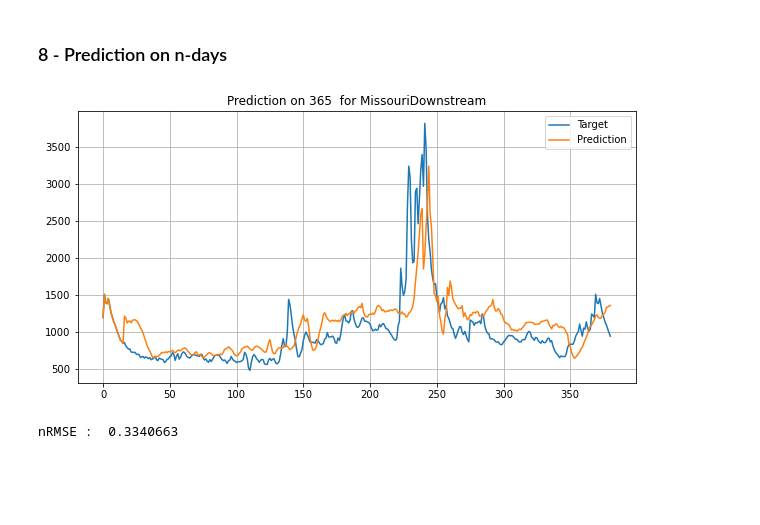
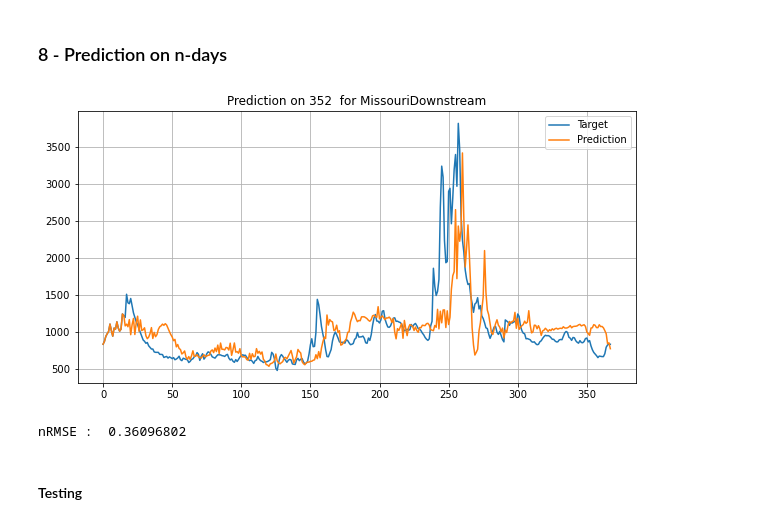
Before and after one commit to scastets/Projet4MA_Hydrologie, a Jupyter notebook: Notebooks/VF/Projet_4MA_LSTM.ipynb, the cells around one changed output. Cells and saved outputs as stored; diff of their text form; code cells hidden in the pictures; blank space fills up the shorter version.

```diff
--- a/Notebooks/VF/Projet_4MA_LSTM.ipynb
+++ b/Notebooks/VF/Projet_4MA_LSTM.ipynb
@@ -247,7 +227,7 @@ New shape : (1840, 20)
 | 3 | 4 | 1 | -95.518982 | 40.248444 | 1060505.625 | 1.039897 | 4400.90918 | 278.241565 | 240.796112 | 926.697300 | 0.000167 | ... |
 | 4 | 5 | 1 | -95.518982 | 40.248444 | 1060505.625 | 1.039897 | 4400.90918 | 278.315482 | 241.151571 | 944.512547 | 0.000167 | ... |
 # %%
-columns_used = ['day','river','reach','W','dA','S','Q']
+columns_used = ['day','W','dA','S','Q']
 to_drop = data_riverP.columns.difference(columns_used)
 data_riverP.drop( to_drop, axis=1, inplace=True)
 
@@ -339,6 +327,8 @@ Dataset       :  (1840, 6)
 Train dataset :  (1472, 4)
 Test  dataset :  (368, 4)
 # %%
+x_train.reset_index(drop=True, inplace=True)
+y_train.reset_index(drop=True, inplace=True)
 x_test.reset_index(drop=True, inplace=True)
 y_test.reset_index(drop=True, inplace=True)
 # %% [markdown]
@@ -520,9 +467,9 @@ def get_prediction(xtest, ytest ,  model, n_days= 5, plot = False):
 
     # ---- Initial sequence
     #
-    s = sequence_len
-    y_pred     = ytest[s:s+sequence_len].copy()
-    y_true     = ytest[s:s+sequence_len+n_days].copy()
+    s = 0
+    y_pred     = ytest[s:s+sequence_len]
+    y_true     = ytest[s:s+sequence_len+n_days]
 
     # ---- Iterate
     #
@@ -530,7 +477,7 @@ def get_prediction(xtest, ytest ,  model, n_days= 5, plot = False):
 
     for i in range(n_days):
         x_sequence = xtest[s+i:s+sequence_len+i].copy()
-        aux_pred = model.predict( np.array([x_sequence]))
+        aux_pred = model.predict(np.array([x_sequence]))
         y_pred.append(aux_pred[0])
 
     y_true.reset_index(drop=True,inplace=True)
@@ -546,8 +493,10 @@ def get_prediction(xtest, ytest ,  model, n_days= 5, plot = False):
     return y_true, y_pred
 # %%
 # Sur train
-true , pred = get_prediction(x_train,y_train,model,365, True)
+true , pred = get_prediction(x_train,y_train,model,data_river.shape[0]-sequence_len, plot = True)
 # %% [output]
-[figure, old version]
+[figure, new version]
-nRMSE :  0.3340663
+nRMSE :  0.36096802
+# %% [markdown]
+#### Testing
 # %%
```
Also changed, not shown: parts of 28 cells of this notebook.
